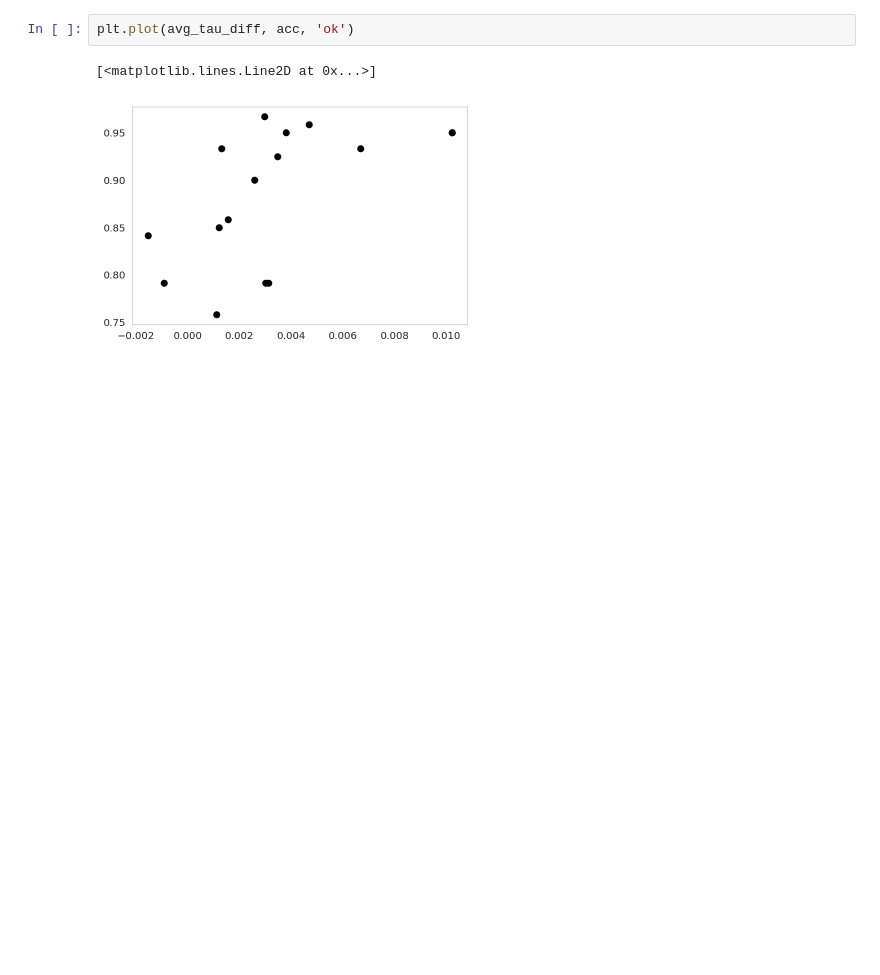
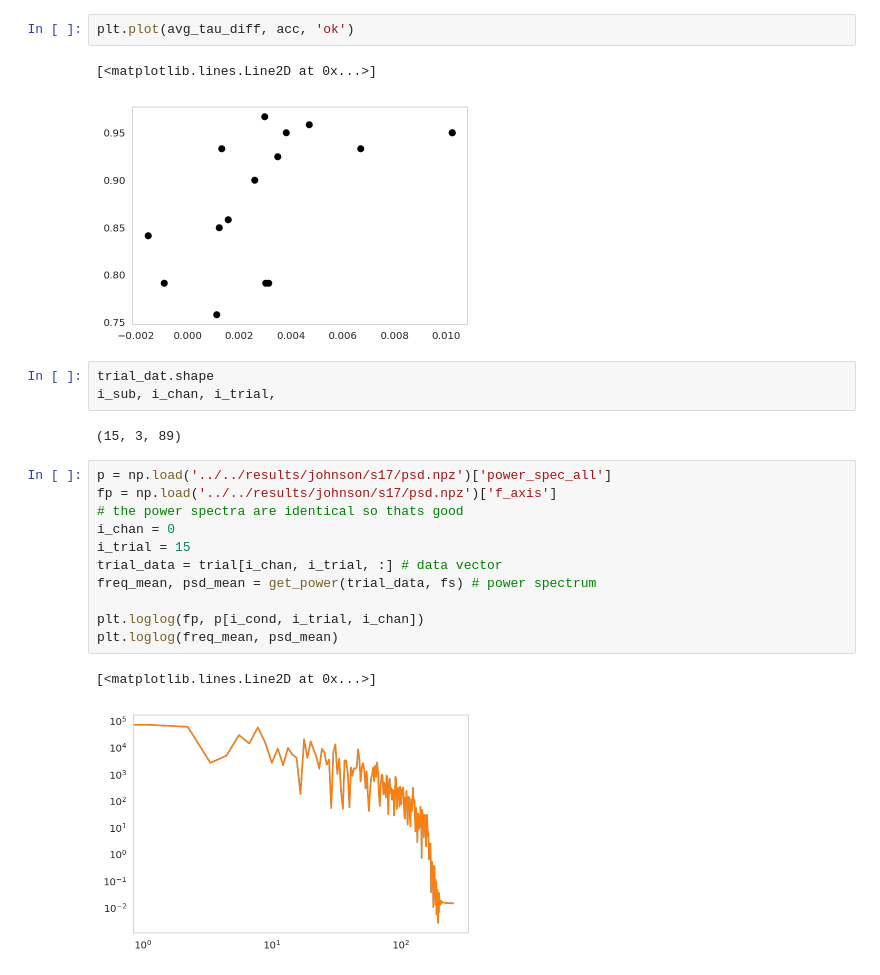
Before and after one commit to rdgao/field-echos, a Jupyter notebook: notebooks/Johnson/timescale_analysis.ipynb, the cells around one changed output. Cells and saved outputs as stored; diff of their text form; blank space fills up the shorter version.

Commit message:
finally figured out this clusterfuck of a thing

```diff
--- a/notebooks/Johnson/timescale_analysis.ipynb
+++ b/notebooks/Johnson/timescale_analysis.ipynb
@@ -468,3 +468,22 @@ plt.plot(avg_tau_diff, acc, 'ok')
 # %% [output]
 [<matplotlib.lines.Line2D at 0x...>]
 [figure]
+# %%
+trial_dat.shape
+i_sub, i_chan, i_trial,
+# %% [output]
+(15, 3, 89)
+# %%
+p = np.load('../../results/johnson/s17/psd.npz')['power_spec_all']
+fp = np.load('../../results/johnson/s17/psd.npz')['f_axis']
+# the power spectra are identical so thats good
+i_chan = 0
+i_trial = 15
+trial_data = trial[i_chan, i_trial, :] # data vector
+freq_mean, psd_mean = get_power(trial_data, fs) # power spectrum
+
+plt.loglog(fp, p[i_cond, i_trial, i_chan])
+plt.loglog(freq_mean, psd_mean)
+# %% [output]
+[<matplotlib.lines.Line2D at 0x...>]
+[figure, added]
```
Also changed, not shown: parts of 1 cell of this notebook, 12 other files.
